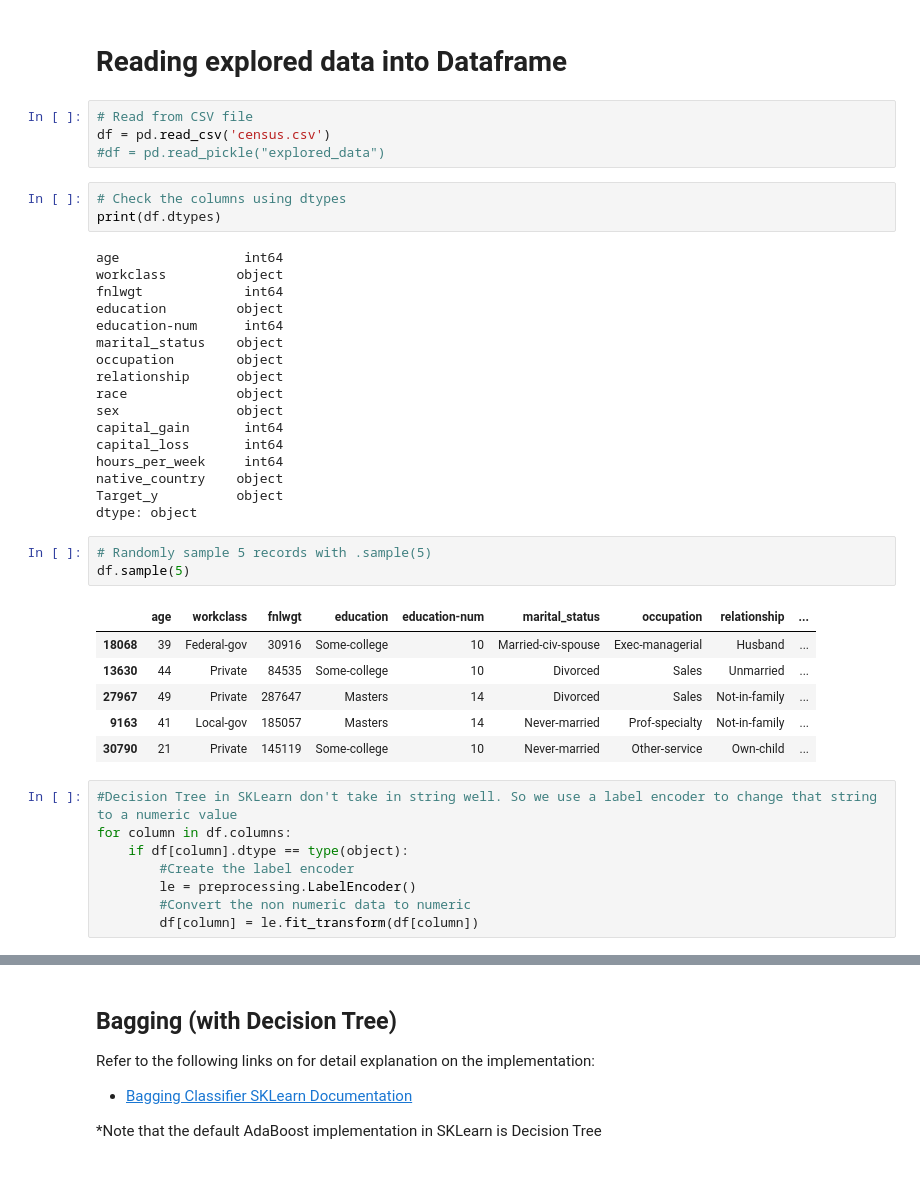
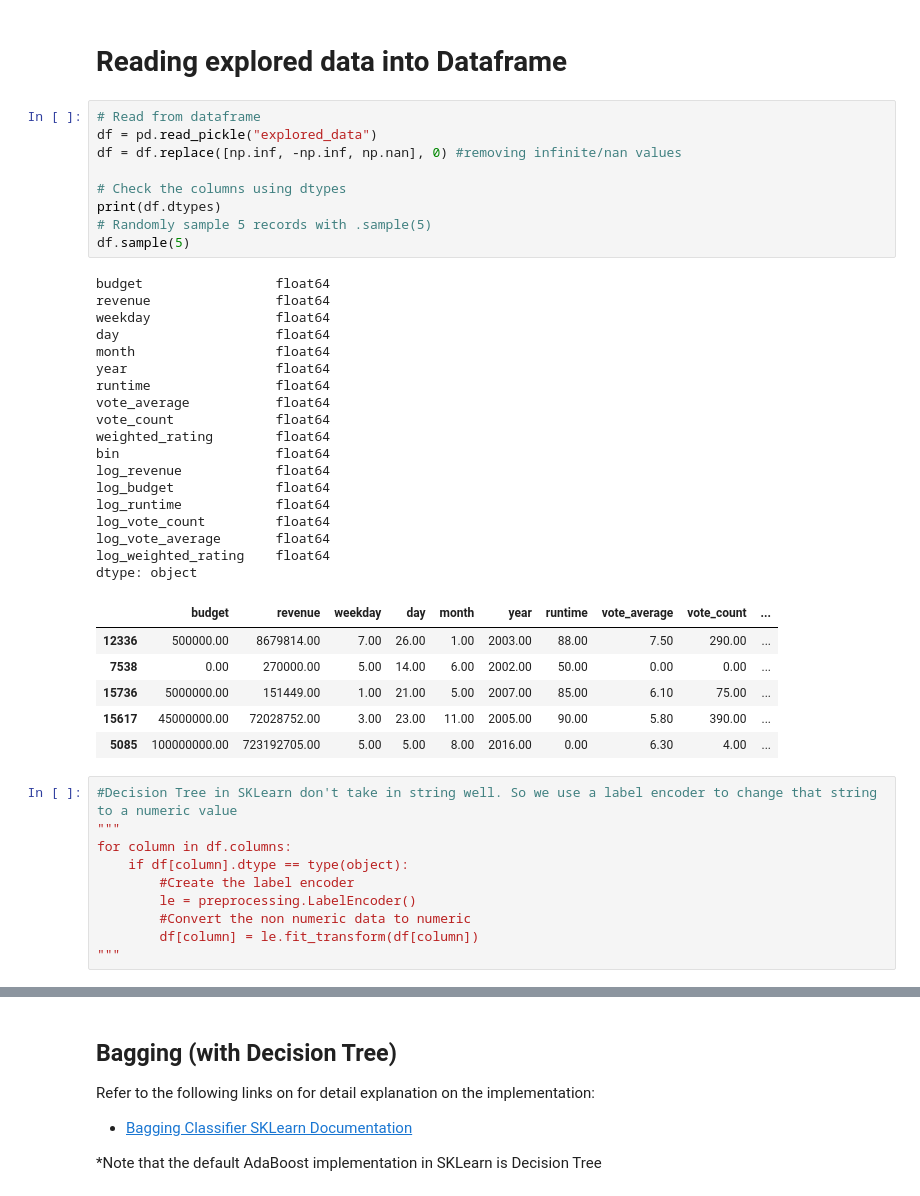
Before and after one commit to Andyayk/BAVAT-IS424-T2, a Jupyter notebook: 4. Models Training/Models Training.ipynb, the cells around one changed output, grey strips where cells are left out. Cells and saved outputs as stored; diff of their text form.

```diff
--- a/4. Models Training/Models Training.ipynb
+++ b/4. Models Training/Models Training.ipynb
@@ -43,45 +43,47 @@ np.set_printoptions(threshold=np.nan)
 sns.set()
 # %% [markdown]
 <h1>Reading explored data into Dataframe</h1>
-# %%
-# Read from CSV file
-df = pd.read_csv('census.csv')
-#df = pd.read_pickle("explored_data")
-# %%
-# Check the columns using dtypes
-print(df.dtypes)
-# %% [output]
-age                int64
-workclass         object
-fnlwgt             int64
-education         object
-education-num      int64
-marital_status    object
-occupation        object
-relationship      object
-race              object
-sex               object
-capital_gain       int64
-capital_loss       int64
-hours_per_week     int64
-native_country    object
-Target_y          object
-dtype: object
-# %%
-# Randomly sample 5 records with .sample(5)
-df.sample(5)
-# %% [output]
-|  | age | workclass | fnlwgt | education | education-num | marital_status | occupation | relationship | ... |
-| 18068 | 39 | Federal-gov | 30916 | Some-college | 10 | Married-civ-spouse | Exec-managerial | Husband | ... |
-| 13630 | 44 | Private | 84535 | Some-college | 10 | Divorced | Sales | Unmarried | ... |
-| 27967 | 49 | Private | 287647 | Masters | 14 | Divorced | Sales | Not-in-family | ... |
-| 9163 | 41 | Local-gov | 185057 | Masters | 14 | Never-married | Prof-specialty | Not-in-family | ... |
-| 30790 | 21 | Private | 145119 | Some-college | 10 | Never-married | Other-service | Own-child | ... |
+# %%
+# Read from dataframe
+df = pd.read_pickle("explored_data")
+df = df.replace([np.inf, -np.inf, np.nan], 0) #removing infinite/nan values
+
+# Check the columns using dtypes
+print(df.dtypes)
+# Randomly sample 5 records with .sample(5)
+df.sample(5)
+# %% [output]
+budget                 float64
+revenue                float64
+weekday                float64
+day                    float64
+month                  float64
+year                   float64
+runtime                float64
+vote_average           float64
+vote_count             float64
+weighted_rating        float64
+bin                    float64
+log_revenue            float64
+log_budget             float64
+log_runtime            float64
+log_vote_count         float64
+log_vote_average       float64
+log_weighted_rating    float64
+dtype: object
+|  | budget | revenue | weekday | day | month | year | runtime | vote_average | vote_count | ... |
+| 12336 | 500000.00 | 8679814.00 | 7.00 | 26.00 | 1.00 | 2003.00 | 88.00 | 7.50 | 290.00 | ... |
+| 7538 | 0.00 | 270000.00 | 5.00 | 14.00 | 6.00 | 2002.00 | 50.00 | 0.00 | 0.00 | ... |
+| 15736 | 5000000.00 | 151449.00 | 1.00 | 21.00 | 5.00 | 2007.00 | 85.00 | 6.10 | 75.00 | ... |
+| 15617 | 45000000.00 | 72028752.00 | 3.00 | 23.00 | 11.00 | 2005.00 | 90.00 | 5.80 | 390.00 | ... |
+| 5085 | 100000000.00 | 723192705.00 | 5.00 | 5.00 | 8.00 | 2016.00 | 0.00 | 6.30 | 4.00 | ... |
 # %%
 #Decision Tree in SKLearn don't take in string well. So we use a label encoder to change that string to a numeric value
+"""
 for column in df.columns:
     if df[column].dtype == type(object):
         #Create the label encoder
         le = preprocessing.LabelEncoder()
         #Convert the non numeric data to numeric
         df[column] = le.fit_transform(df[column])
+"""
```
Also changed, not shown: parts of 29 cells of this notebook.
